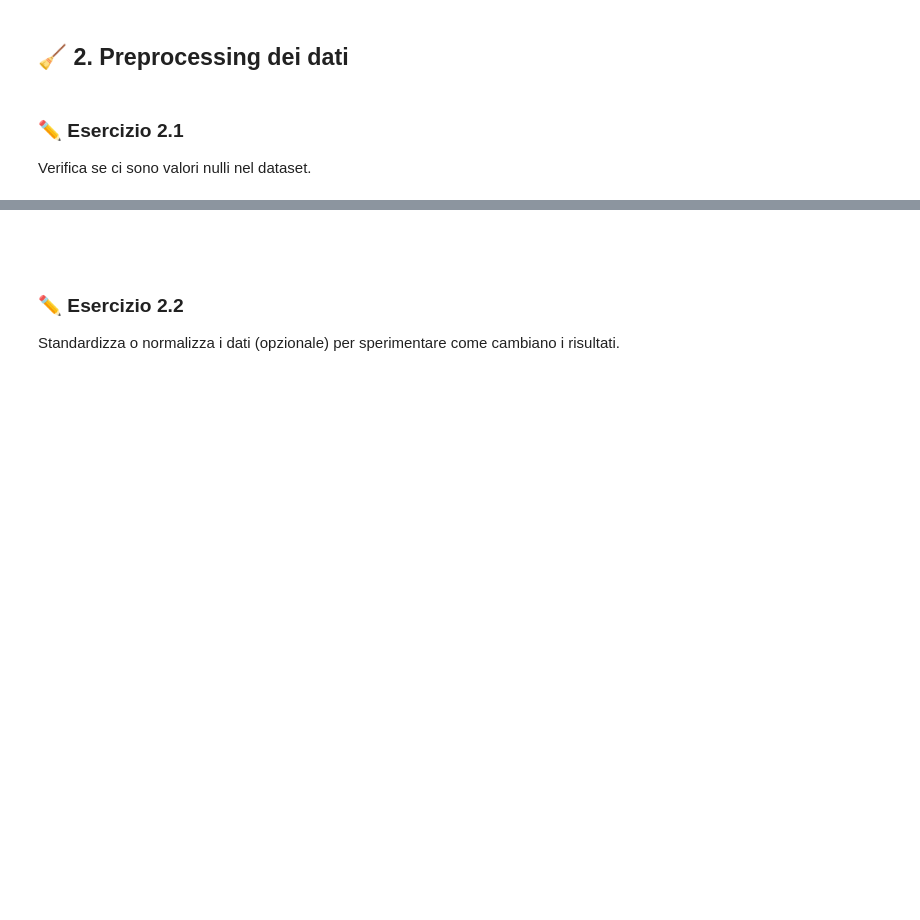
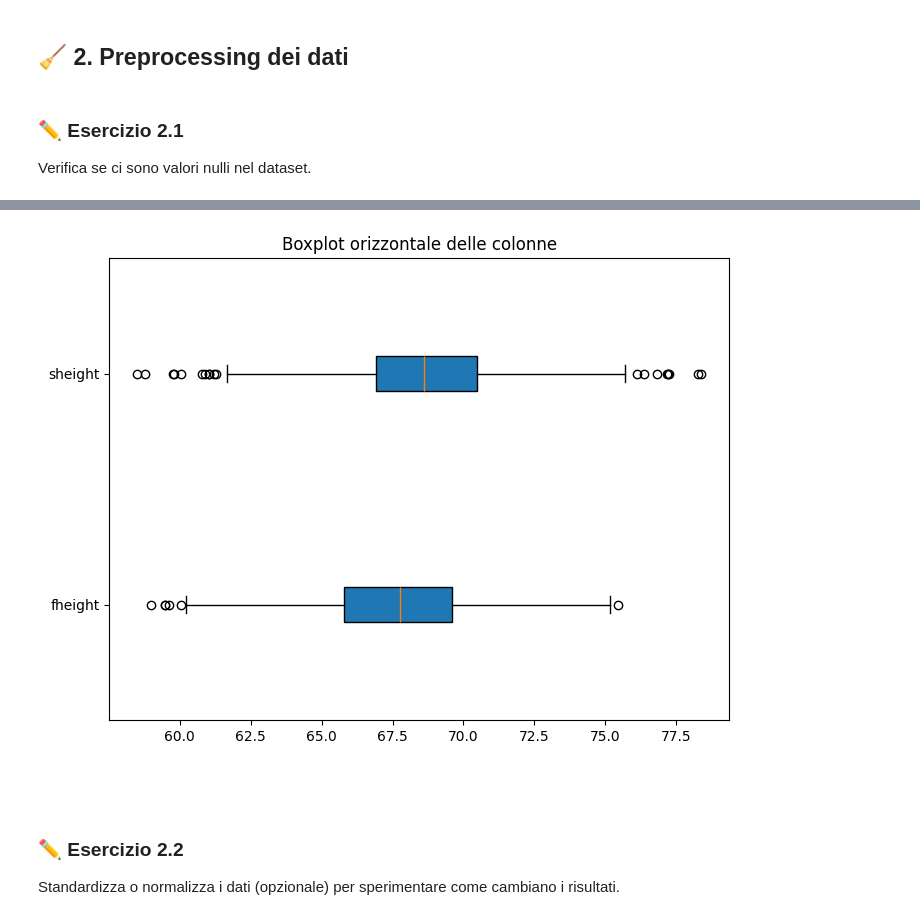
Before and after one commit to FrancescoScanni/fs_altezze, a Jupyter notebook: Regressione_Lineare_Altezze.ipynb, the cells around one changed output, grey strips where cells are left out. Drawn from its saved outputs; the diff is of its cells as text; code cells hidden in the pictures; blank space fills up the shorter version.

```diff
--- a/Regressione_Lineare_Altezze.ipynb
+++ b/Regressione_Lineare_Altezze.ipynb
@@ -109,12 +145,14 @@ dataf.plot.kde()
 # %%
 plt.figure(figsize=(8,6))
-plt.boxplot(df.values,vert=False,patch_artist=True)
+plt.boxplot(dataf.values,vert=False,patch_artist=True)
 
-plt.yticks(range(1,len(df.columns)+1),df.columns)
+plt.yticks(range(1,len(dataf.columns)+1),dataf.columns)
 
 plt.title("Boxplot orizzontale delle colonne")
 
 plt.show()
+# %% [output]
+[figure, added]
 # %% [markdown]
 #
 # %% [markdown]
```
Also changed, not shown: parts of 10 cells of this notebook.
